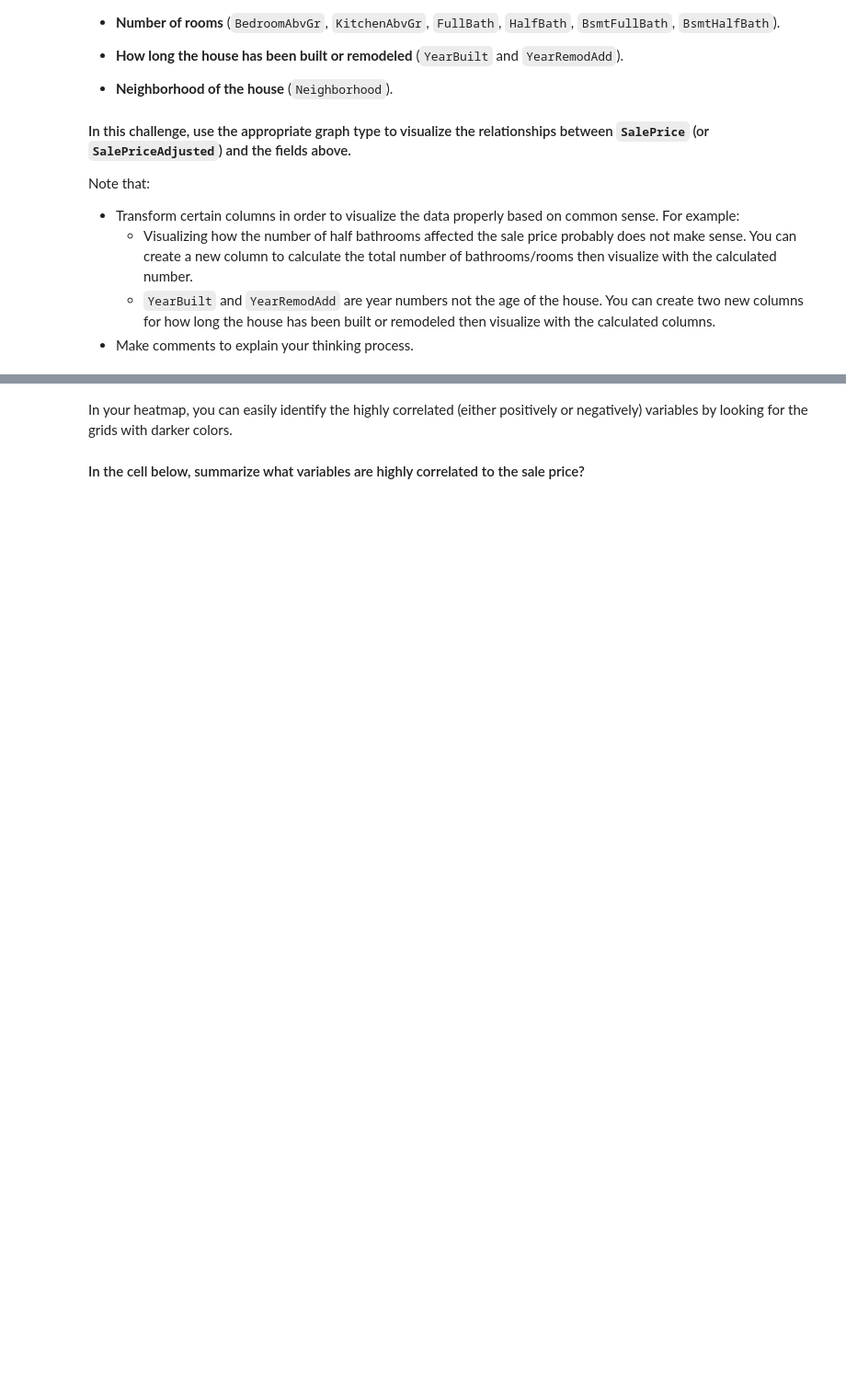
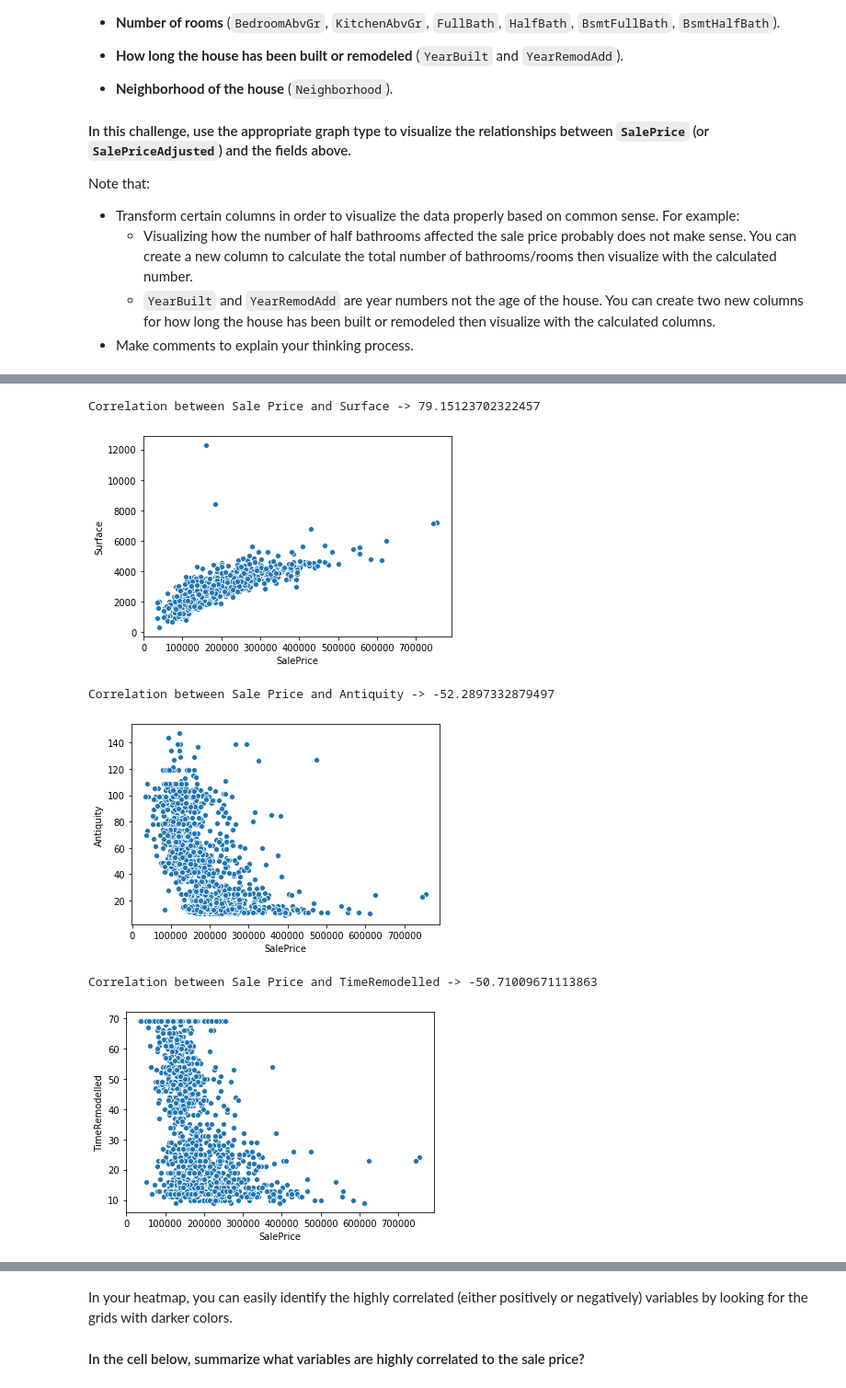
Before and after one commit to ta-datapt-bcn/lab-storytelling-data-visualization, a Jupyter notebook: your-code/main.ipynb, the cells around one changed output, grey strips where cells are left out. Shown at 92% size. Drawn from its saved outputs; the diff is of its cells as text; code cells hidden in the pictures; blank space fills up the shorter version.

```diff
--- a/your-code/main.ipynb
+++ b/your-code/main.ipynb
@@ -172,4 +233,6 @@ df.head()
 #antiquity
 # %%
 df['Antiquity'] = 2019 - df['YearBuilt']
+df['TimeRemodelled'] = 2019 - df['YearRemodAdd']
+
 df.head()
@@ -176,13 +247,22 @@ df.head()
 # %%
 #correlation between variables
 #sales price with surface
 #sales price with antiquity
 
-for var in variables:
-    correl = df['New_SalePrice'].corr(df[var])
-    print(f'Correlation between Sale Price and %s' %(v), '->', correlation*100),'%'
-    sns.scatterplot(data=df, x= 'NewSalePrice', y=var)
+relevant_variables = ['Surface','Antiquity','TimeRemodelled']
+
+for var in relevant_variables:
+    correlate = df['SalePrice'].corr(df[var])
+    print('Correlation between Sale Price and %s' %(var), '->', correlate*100),'%'
+    sns.scatterplot(data=df, x= 'SalePrice', y=var)
     plt.show()
+# %% [output]
+Correlation between Sale Price and Surface -> 79.15123702322457
+[figure, added]
+Correlation between Sale Price and Antiquity -> -52.2897332879497
+[figure, added]
+Correlation between Sale Price and TimeRemodelled -> -50.71009671113863
+[figure, added]
 # %% [markdown]
 ## Bonus Challenge 2 - Exploring Data with Correlation Heatmap
 
```
Also changed, not shown: parts of 19 cells of this notebook.
